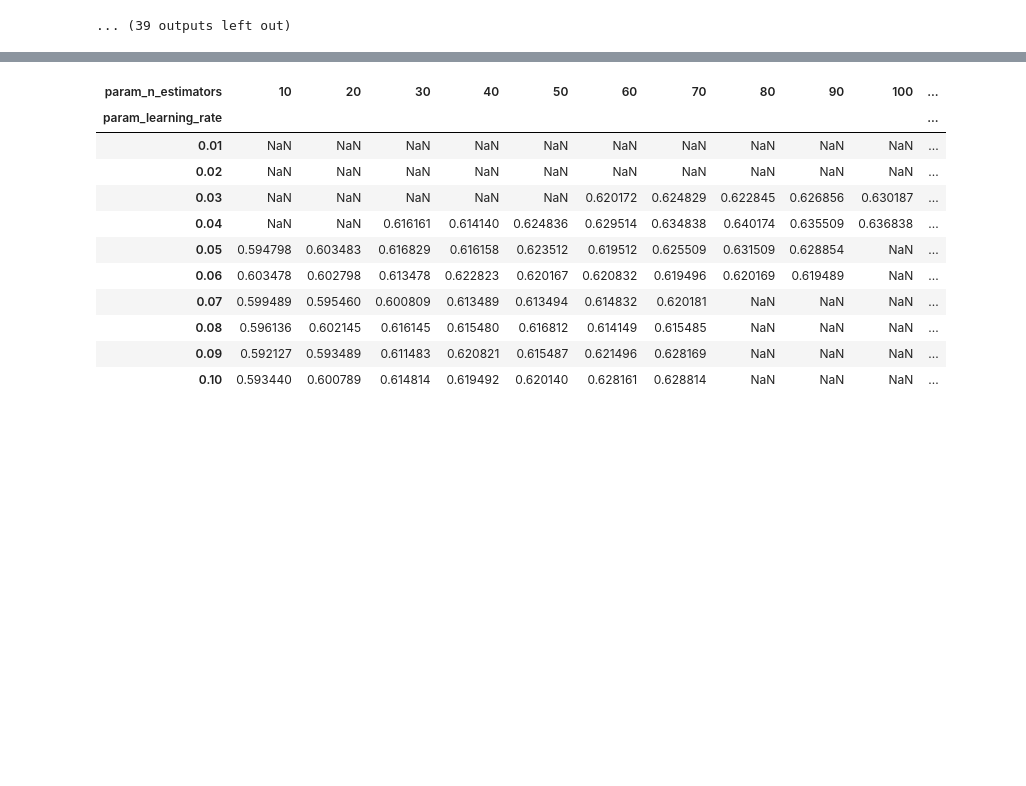
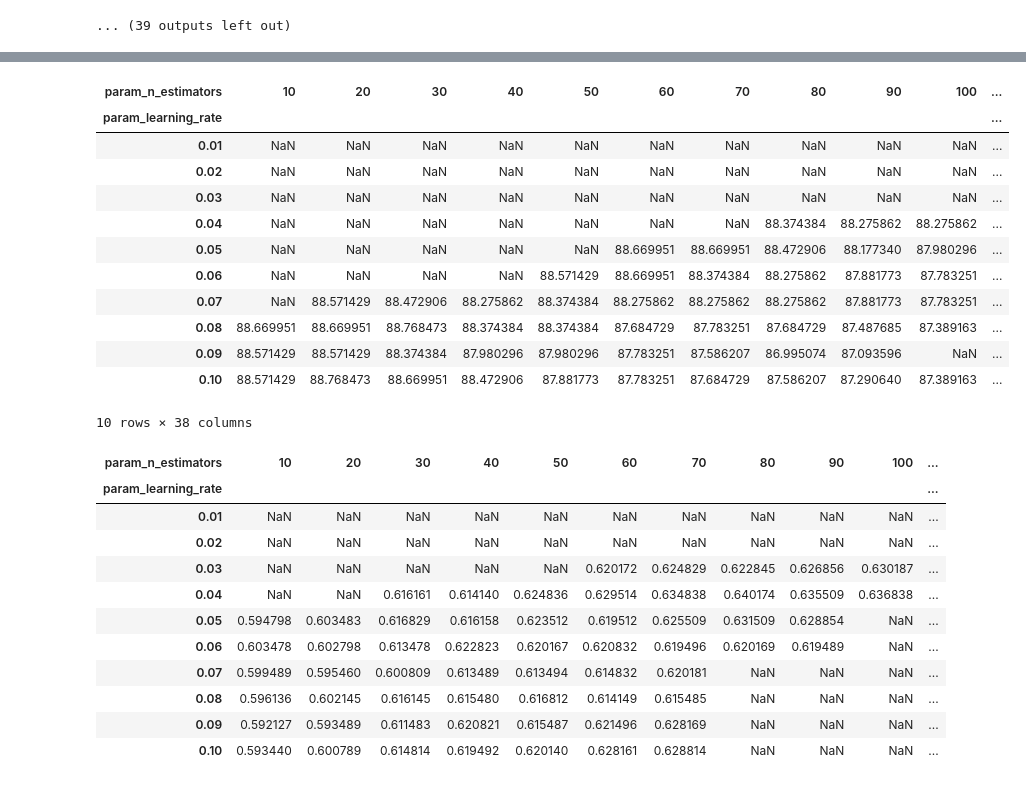
Before and after one commit to Nosferath/iris_gender_python_final, a Jupyter notebook: xgb_parameters.ipynb, the cells around one changed output, grey strips where cells are left out. Saved outputs shown, nothing was run; the diff lists cells and outputs as text; code cells hidden in the pictures; blank space fills up the shorter version.

```diff
--- a/xgb_parameters.ipynb
+++ b/xgb_parameters.ipynb
@@ -266,4 +269,4 @@ def phase_1(data: dict, lr_list, out_folder, n_jobs: int, data_name: str):
 # %%
-results_m41, m = phase_1(m41_data, np.arange(0.01, 0.11, 0.01), 'results_xgb_params/m41',
+results_m41, m = phase_1(m41_data, lr_list, 'results_xgb_params/m41',
                          n_jobs=5, data_name='M41')
 # %% [output]
@@ -498,3 +564,25 @@ df_pivot_h41
+# %%
+df_m41 = pd.DataFrame(results_m41['cv_results'])
+df_m41 = df_m41[['param_n_estimators', 'param_learning_rate', 'mean_test_score']]
+df_m41.param_learning_rate = df_m41.param_learning_rate.astype(float).round(2)
+df_m41.param_n_estimators = df_m41.param_n_estimators.astype(int)
+df_m41.mean_test_score = df_m41.mean_test_score.astype(float)*100
+df_pivot_m41 = df_m41.pivot(index='param_learning_rate', columns='param_n_estimators', values='mean_test_score')
+df_pivot_m41
+# %% [output]
+| param_n_estimators | 10 | 20 | 30 | 40 | 50 | 60 | 70 | 80 | 90 | 100 | ... |
+| param_learning_rate |  |  |  |  |  |  |  |  |  |  | ... |
+| 0.01 | NaN | NaN | NaN | NaN | NaN | NaN | NaN | NaN | NaN | NaN | ... |
+| 0.02 | NaN | NaN | NaN | NaN | NaN | NaN | NaN | NaN | NaN | NaN | ... |
+| 0.03 | NaN | NaN | NaN | NaN | NaN | NaN | NaN | NaN | NaN | NaN | ... |
+| 0.04 | NaN | NaN | NaN | NaN | NaN | NaN | NaN | 88.374384 | 88.275862 | 88.275862 | ... |
+| 0.05 | NaN | NaN | NaN | NaN | NaN | 88.669951 | 88.669951 | 88.472906 | 88.177340 | 87.980296 | ... |
+| 0.06 | NaN | NaN | NaN | NaN | 88.571429 | 88.669951 | 88.374384 | 88.275862 | 87.881773 | 87.783251 | ... |
+| 0.07 | NaN | 88.571429 | 88.472906 | 88.275862 | 88.374384 | 88.275862 | 88.275862 | 88.275862 | 87.881773 | 87.783251 | ... |
+| 0.08 | 88.669951 | 88.669951 | 88.768473 | 88.374384 | 88.374384 | 87.684729 | 87.783251 | 87.684729 | 87.487685 | 87.389163 | ... |
+| 0.09 | 88.571429 | 88.571429 | 88.374384 | 87.980296 | 87.980296 | 87.783251 | 87.586207 | 86.995074 | 87.093596 | NaN | ... |
+| 0.10 | 88.571429 | 88.768473 | 88.669951 | 88.472906 | 87.881773 | 87.783251 | 87.684729 | 87.586207 | 87.290640 | 87.389163 | ... |
+10 rows × 38 columns
 # %%
 df = pd.DataFrame(model.cv_results_)
 df = df[['param_n_estimators', 'param_learning_rate', 'mean_test_score']]
```
Also changed, not shown: parts of 8 cells of this notebook, 20 other files.
